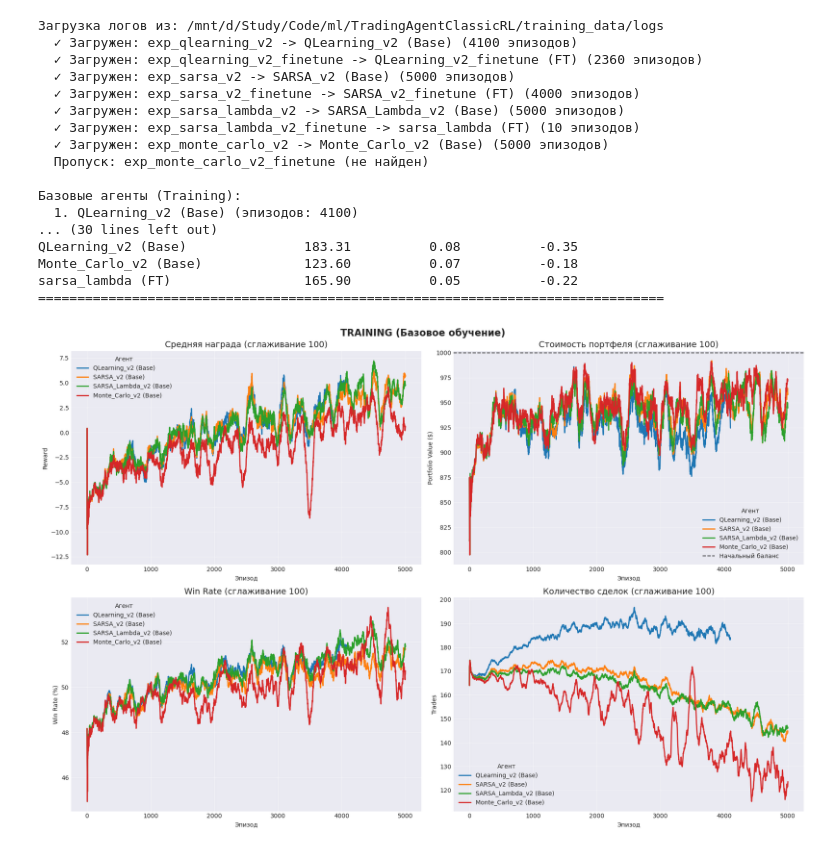
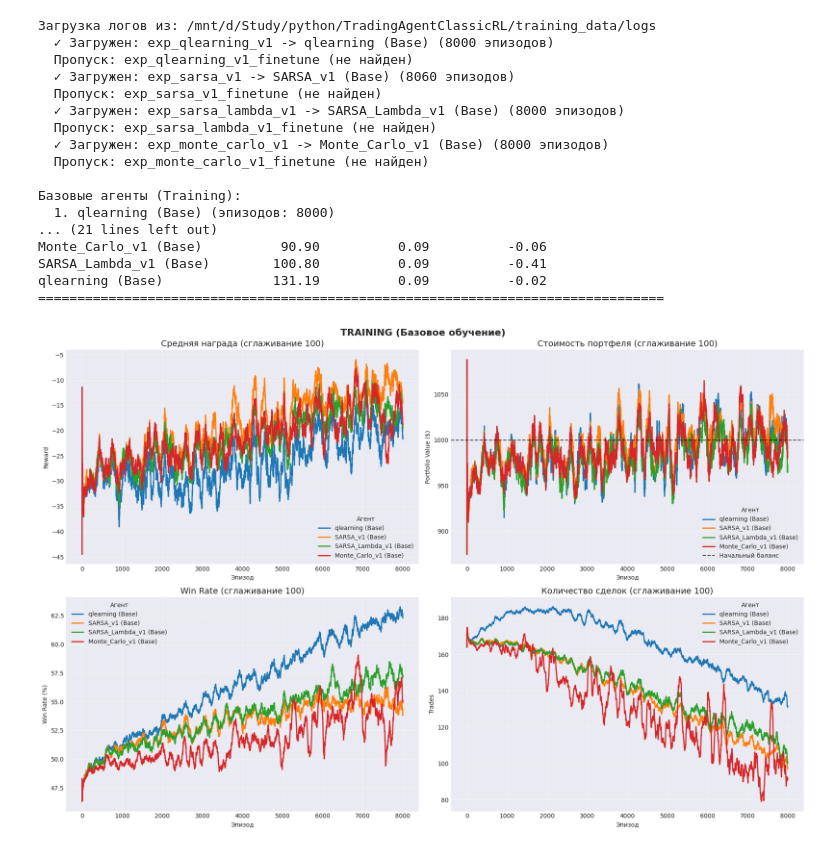
Before and after one commit to twisted1g/TradingAgentClassicRL, a Jupyter notebook: notebooks/test_train_viz.ipynb, the cells around one changed output. Cells and saved outputs as stored; diff of their text form; code cells hidden in the pictures.

Commit message:
train agents

```diff
--- a/notebooks/test_train_viz.ipynb
+++ b/notebooks/test_train_viz.ipynb
@@ -16,7 +16,7 @@ else:
     sys.path.insert(0, str(project_root))
 
 WINDOW_SIZE = 100
-TRAIN_VERSION = "v2"
+TRAIN_VERSION = "v1"
 
 agent_types = ["QLearning", "SARSA", "SARSA_Lambda", "Monte_Carlo"]
 experiment_names = []
@@ -406,45 +406,45 @@ else:
             else:
                 base_trades.append(0)
 
             if versions["ft"]:
                 ft_data = df[df["agent"] == versions["ft"]]
                 if len(ft_data) >= WINDOW_SIZE:
                     ft_trade = ft_data["n_trades"].tail(WINDOW_SIZE).mean()
                 else:
                     ft_trade = ft_data["n_trades"].mean()
                 ft_trades.append(ft_trade)
             else:
                 ft_trades.append(0)
 
         ax4.bar(indices - bar_width/2, base_trades, bar_width, label='Base', color='skyblue')
         ax4.bar(indices + bar_width/2, ft_trades, bar_width, label='Finetune', color='lightcoral')
 
         ax4.set_title("Сравнение количества сделок", fontsize=14)
         ax4.set_xlabel("Тип агента")
         ax4.set_ylabel("Среднее количество сделок")
         ax4.set_xticks(indices)
         ax4.set_xticklabels(labels, rotation=45)
         ax4.legend()
         ax4.grid(True, alpha=0.3, axis='y')
 
         plt.tight_layout()
         plt.show()
 # %% [output]
-Загрузка логов из: /mnt/d/Study/Code/ml/TradingAgentClassicRL/training_data/logs
-  ✓ Загружен: exp_qlearning_v2 -> QLearning_v2 (Base) (4100 эпизодов)
-  ✓ Загружен: exp_qlearning_v2_finetune -> QLearning_v2_finetune (FT) (2360 эпизодов)
-  ✓ Загружен: exp_sarsa_v2 -> SARSA_v2 (Base) (5000 эпизодов)
-  ✓ Загружен: exp_sarsa_v2_finetune -> SARSA_v2_finetune (FT) (4000 эпизодов)
-  ✓ Загружен: exp_sarsa_lambda_v2 -> SARSA_Lambda_v2 (Base) (5000 эпизодов)
-  ✓ Загружен: exp_sarsa_lambda_v2_finetune -> sarsa_lambda (FT) (10 эпизодов)
-  ✓ Загружен: exp_monte_carlo_v2 -> Monte_Carlo_v2 (Base) (5000 эпизодов)
-  Пропуск: exp_monte_carlo_v2_finetune (не найден)
+Загрузка логов из: /mnt/d/Study/python/TradingAgentClassicRL/training_data/logs
+  ✓ Загружен: exp_qlearning_v1 -> qlearning (Base) (8000 эпизодов)
+  Пропуск: exp_qlearning_v1_finetune (не найден)
+  ✓ Загружен: exp_sarsa_v1 -> SARSA_v1 (Base) (8060 эпизодов)
+  Пропуск: exp_sarsa_v1_finetune (не найден)
+  ✓ Загружен: exp_sarsa_lambda_v1 -> SARSA_Lambda_v1 (Base) (8000 эпизодов)
+  Пропуск: exp_sarsa_lambda_v1_finetune (не найден)
+  ✓ Загружен: exp_monte_carlo_v1 -> Monte_Carlo_v1 (Base) (8000 эпизодов)
+  Пропуск: exp_monte_carlo_v1_finetune (не найден)
 
 Базовые агенты (Training):
-  1. QLearning_v2 (Base) (эпизодов: 4100)
-... (30 lines left out)
-QLearning_v2 (Base)               183.31          0.08          -0.35
-Monte_Carlo_v2 (Base)             123.60          0.07          -0.18
-sarsa_lambda (FT)                 165.90          0.05          -0.22
+  1. qlearning (Base) (эпизодов: 8000)
+... (21 lines left out)
+Monte_Carlo_v1 (Base)          90.90          0.09          -0.06
+SARSA_Lambda_v1 (Base)        100.80          0.09          -0.41
+qlearning (Base)              131.19          0.09          -0.02
 ================================================================================
-[figure, old version]
+[figure, new version]
```
Also changed, not shown: parts of 1 cell of this notebook, 21 other files.
